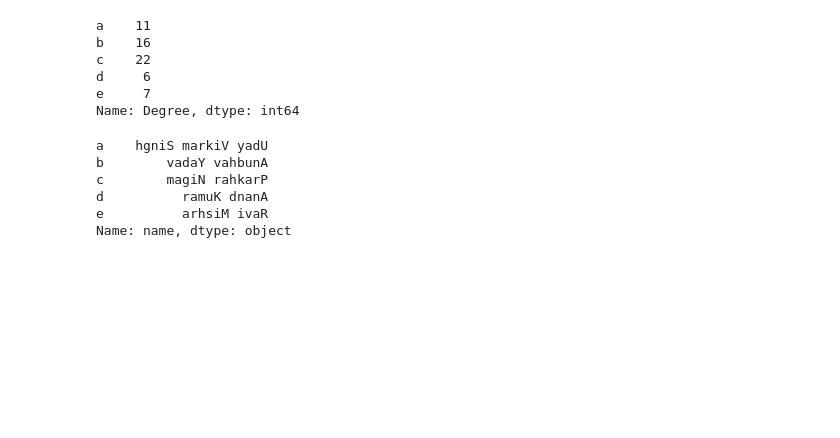
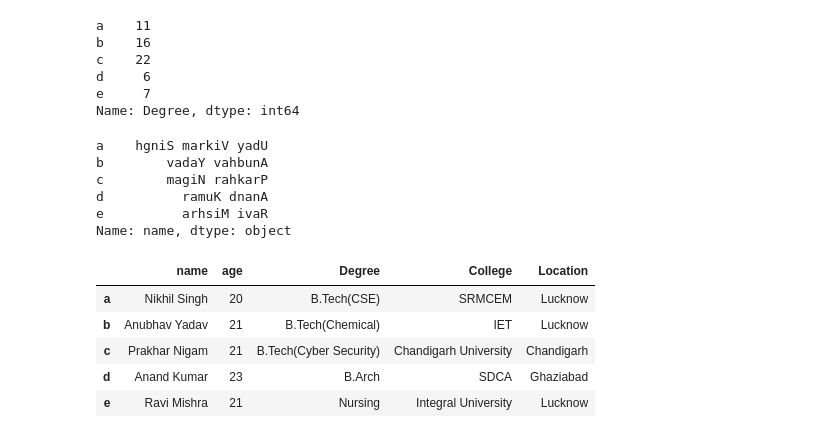
Before and after one commit to udaysingh21/PANDAS, a Jupyter notebook: pandas.ipynb, the cells around one changed output. Drawn from its saved outputs; the diff is of its cells as text; code cells hidden in the pictures; blank space fills up the shorter version.

```diff
--- a/pandas.ipynb
+++ b/pandas.ipynb
@@ -331,0 +333,9 @@ Name: name, dtype: object
+# %%
+my_df.replace('Uday Vikram Singh','Nikhil Singh')
+# %% [output]
+|  | name | age | Degree | College | Location |
+| a | Nikhil Singh | 20 | B.Tech(CSE) | SRMCEM | Lucknow |
+| b | Anubhav Yadav | 21 | B.Tech(Chemical) | IET | Lucknow |
+| c | Prakhar Nigam | 21 | B.Tech(Cyber Security) | Chandigarh University | Chandigarh |
+| d | Anand Kumar | 23 | B.Arch | SDCA | Ghaziabad |
+| e | Ravi Mishra | 21 | Nursing | Integral University | Lucknow |
```
Also changed, not shown: parts of 7 cells of this notebook.
